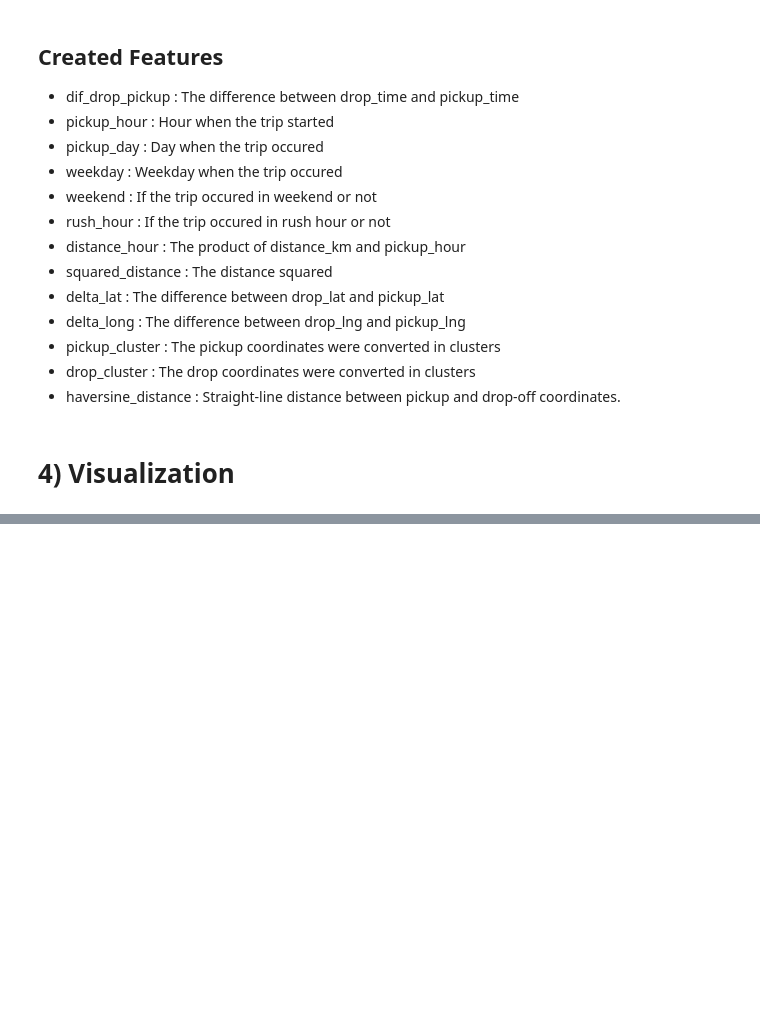
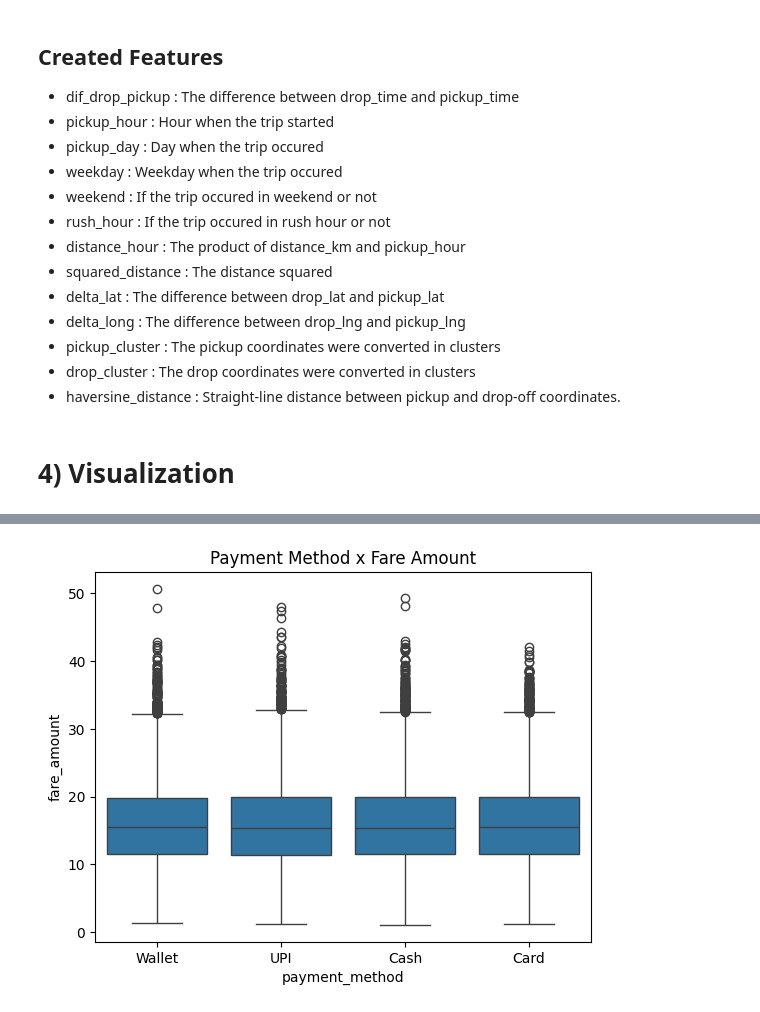
Before and after one commit to SJ-Santos/EndToEndMLProject, a Jupyter notebook: notebook/EDA.ipynb, the cells around one changed output, grey strips where cells are left out. Saved outputs shown, nothing was run; the diff lists cells and outputs as text; code cells hidden in the pictures; blank space fills up the shorter version.

```diff
--- a/notebook/EDA.ipynb
+++ b/notebook/EDA.ipynb
@@ -363,0 +409,10 @@ print(df)
+# %%
+sns.boxplot(
+    data=df,
+    x='payment_method',
+    y='fare_amount'
+)
+plt.title('Payment Method x Fare Amount')
+plt.show()
+# %% [output]
+[figure, added]
```
Also changed, not shown: parts of 5 cells of this notebook.
